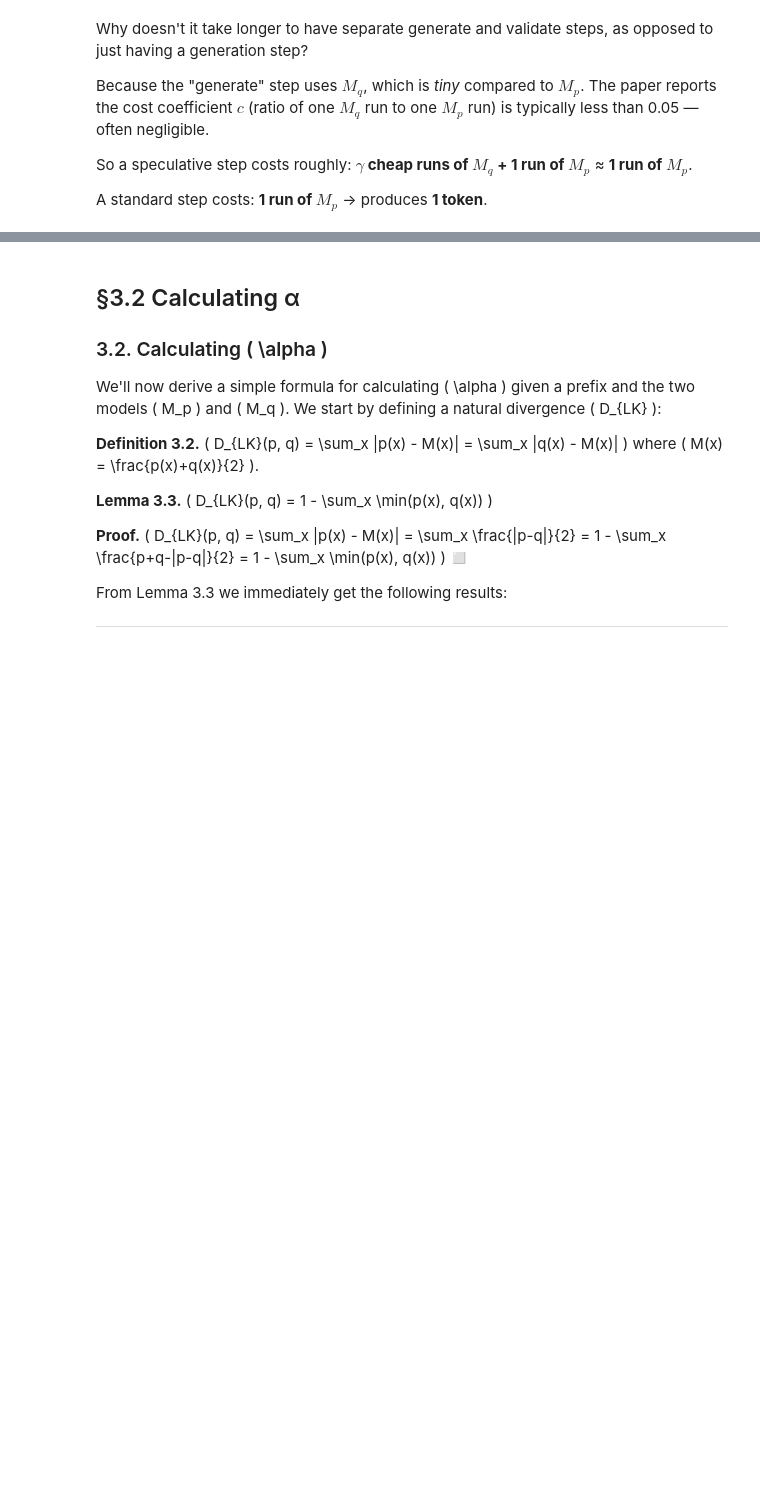
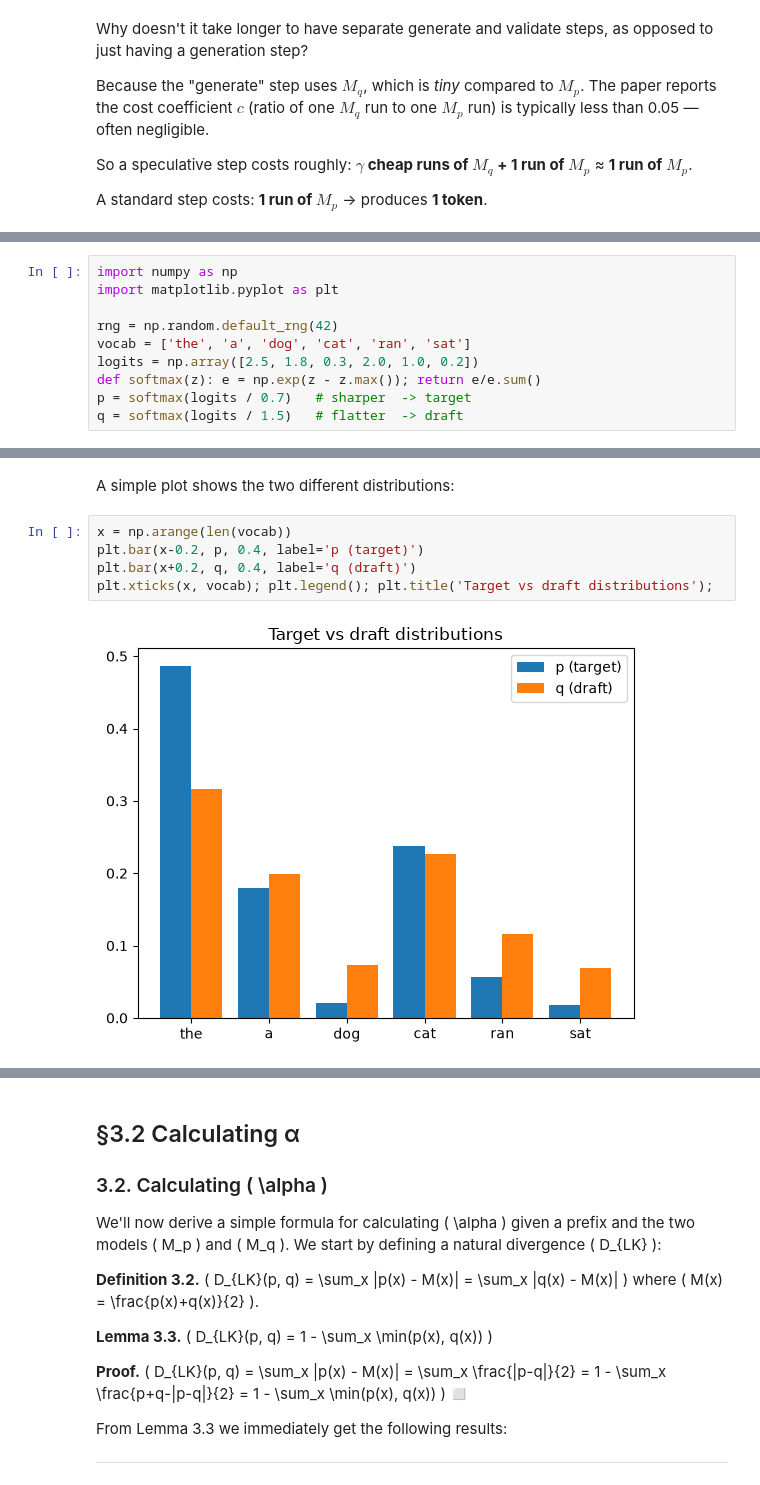
Before and after one commit to AnswerDotAI/speculative-decoding, a Jupyter notebook: speculative-decoding-tutorial.ipynb, the cells around one changed output, grey strips where cells are left out. Cells and saved outputs as stored; diff of their text form; blank space fills up the shorter version.

```diff
--- a/speculative-decoding-tutorial.ipynb
+++ b/speculative-decoding-tutorial.ipynb
@@ -756,0 +429,10 @@ Given the distribution \( q(x) \) obtained from running \( M_q \) on a condition
+# %%
+import numpy as np
+import matplotlib.pyplot as plt
+
+rng = np.random.default_rng(42)
+vocab = ['the', 'a', 'dog', 'cat', 'ran', 'sat']
+logits = np.array([2.5, 1.8, 0.3, 2.0, 1.0, 0.2])
+def softmax(z): e = np.exp(z - z.max()); return e/e.sum()
+p = softmax(logits / 0.7)   # sharper  -> target
+q = softmax(logits / 1.5)   # flatter  -> draft
@@ -756,0 +444,9 @@ Given the distribution \( q(x) \) obtained from running \( M_q \) on a condition
+# %% [markdown]
+A simple plot shows the two different distributions:
+# %%
+x = np.arange(len(vocab))
+plt.bar(x-0.2, p, 0.4, label='p (target)')
+plt.bar(x+0.2, q, 0.4, label='q (draft)')
+plt.xticks(x, vocab); plt.legend(); plt.title('Target vs draft distributions');
+# %% [output]
+[figure, added]
```
Also changed, not shown: parts of 98 cells of this notebook, 3 other files.
